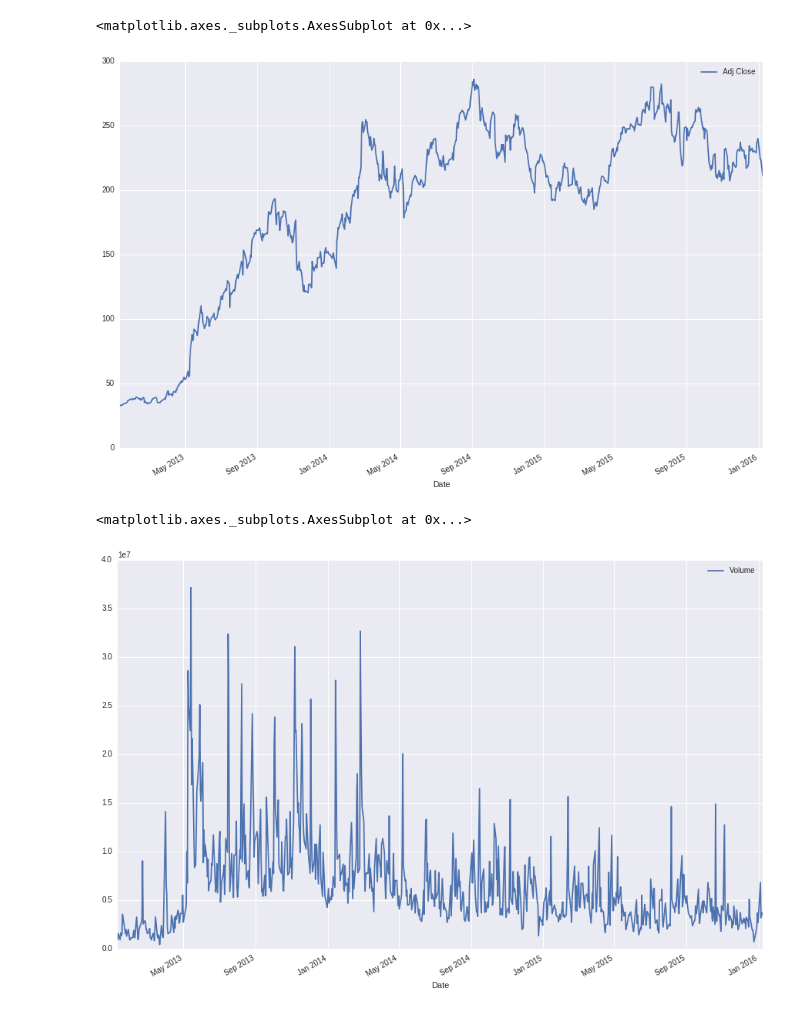
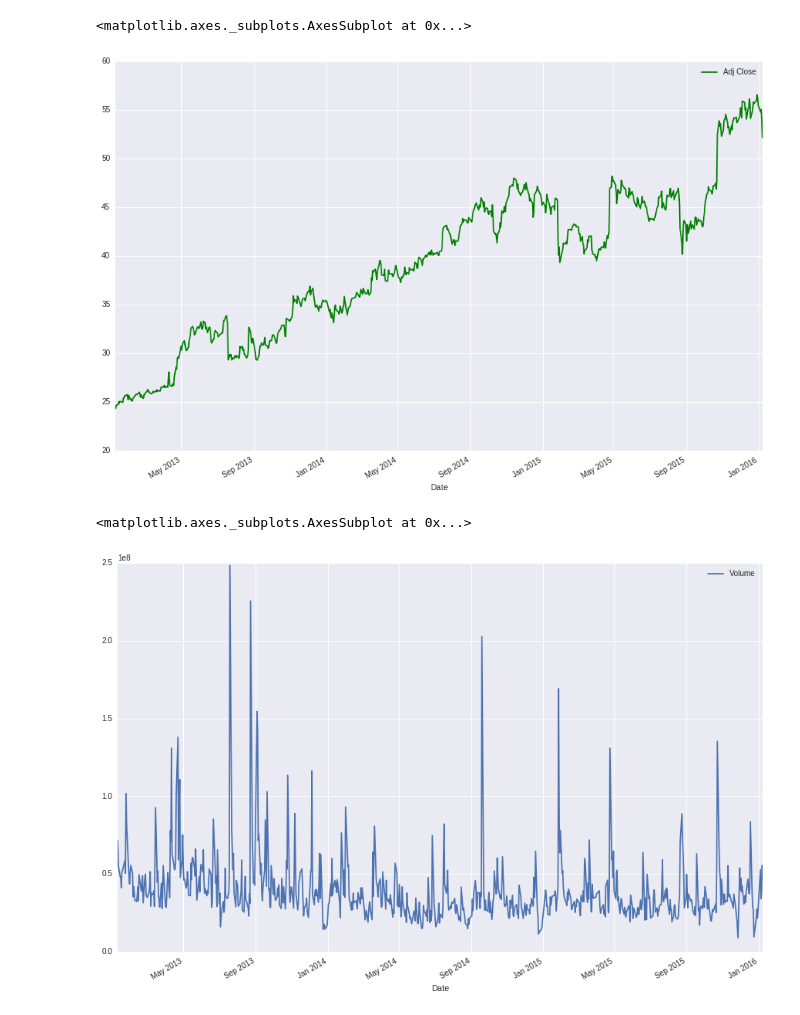
Before and after one commit to inferno9004/Stock-Market-Analysis, a Jupyter notebook: stock_market.ipynb, the cells around one changed output. Saved outputs shown, nothing was run; the diff lists cells and outputs as text; code cells hidden in the pictures.

```diff
--- a/stock_market.ipynb
+++ b/stock_market.ipynb
@@ -34,13 +34,13 @@ TSLA.describe()
 # %%
-TSLA["Adj Close"].plot(legend = True, figsize = (15,10))
+MSFT["Adj Close"].plot(legend = True, figsize = (15,10), color = "green")
 # %% [output]
 <matplotlib.axes._subplots.AxesSubplot at 0x...>
-[figure, old version]
+[figure, new version]
 # %%
-TSLA["Volume"].plot(legend = True, figsize = (15,10))
+MSFT["Volume"].plot(legend = True, figsize = (15,10))
 # %% [output]
 <matplotlib.axes._subplots.AxesSubplot at 0x...>
-[figure, old version]
+[figure, new version]
 # %%
 day_list = [30,90,180]
 
```
Also changed, not shown: parts of 17 cells of this notebook.
